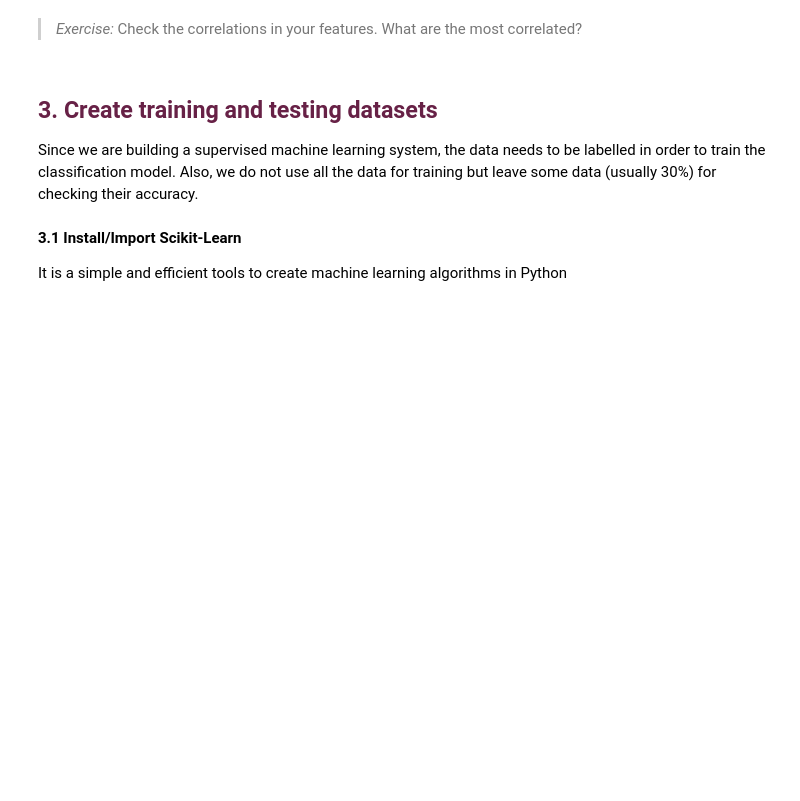
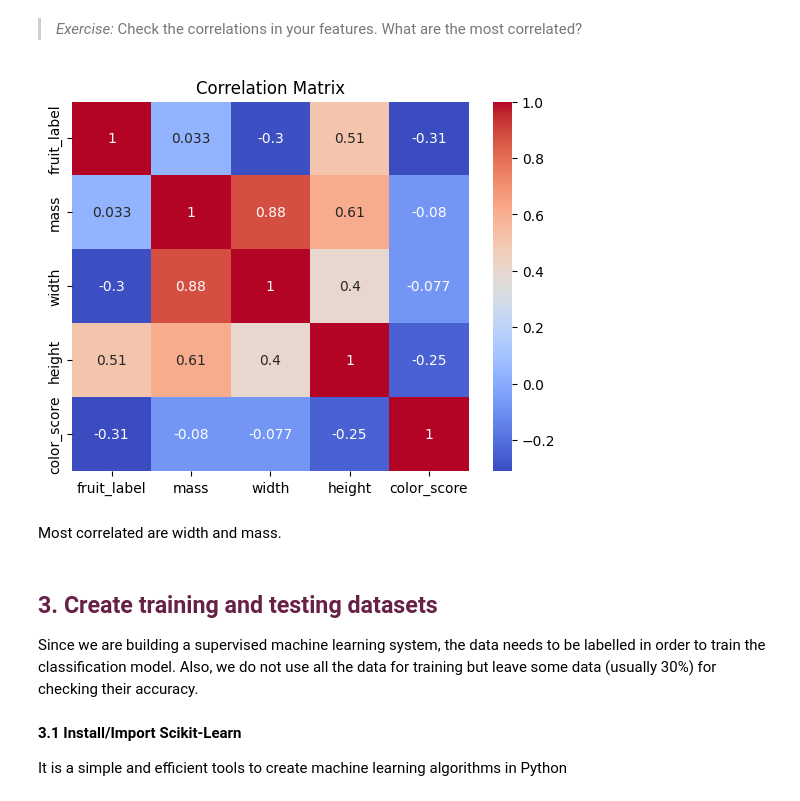
Before and after one commit to SailorJens/ML_Uni_Notebooks, a Jupyter notebook: week2_additional_exercises_notebook.ipynb, the cells around one changed output. Drawn from its saved outputs; the diff is of its cells as text; code cells hidden in the pictures; blank space fills up the shorter version.

```diff
--- a/week2_additional_exercises_notebook.ipynb
+++ b/week2_additional_exercises_notebook.ipynb
@@ -95,5 +108,15 @@ sb.histplot(fruits['fruit_name'])
 # %% [markdown]
 > *Exercise:* Check the correlations in your features. What are the most correlated?
+# %%
+corr = fruits.drop(columns=['fruit_name', 'fruit_subtype']).corr() # correlation
+
+sb.heatmap(corr, annot=True, cmap='coolwarm')
+plt.title('Correlation Matrix')
+plt.show()
+# %% [output]
+[figure, added]
+# %% [markdown]
+Most correlated are width and mass.
 # %% [markdown]
 ## <font color="#672146">3. Create training and testing datasets </font>
 
```
Also changed, not shown: parts of 5 cells of this notebook, 6 other files.
